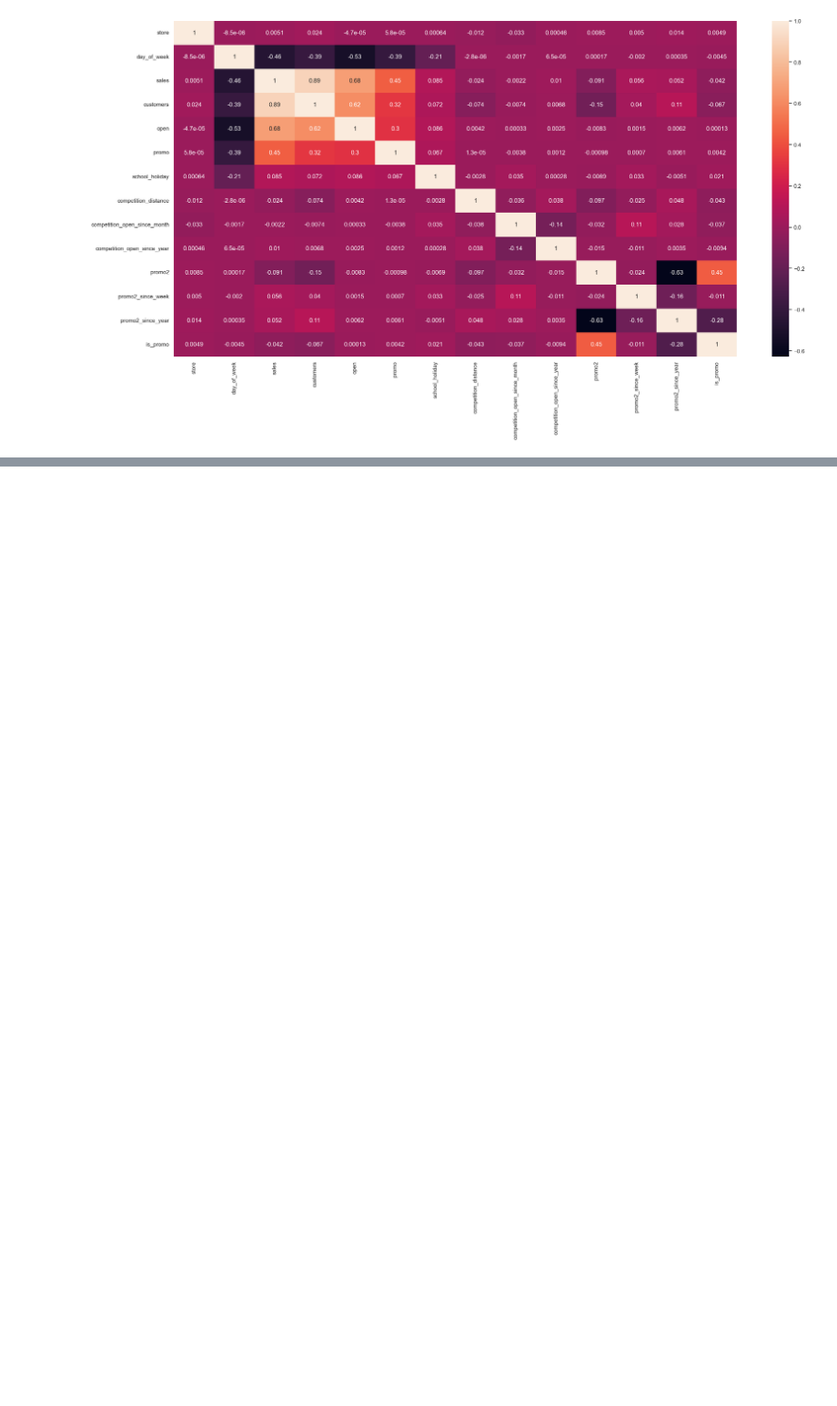
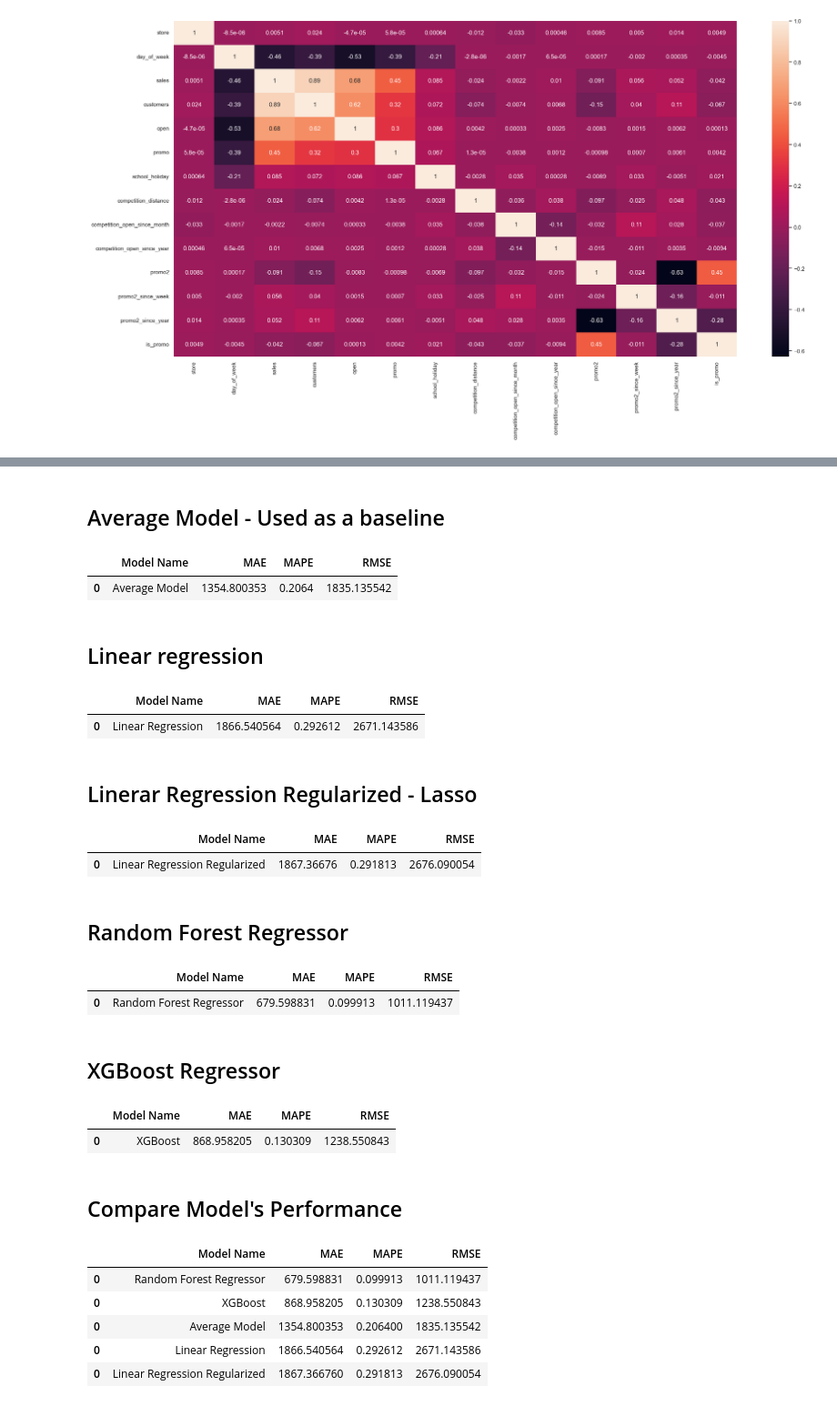
Before and after one commit to FSaladini/rossman_store_predict, a Jupyter notebook: main.ipynb, the cells around one changed output, grey strips where cells are left out. Shown at 91% size. Drawn from its saved outputs; the diff is of its cells as text; code cells hidden in the pictures; blank space fills up the shorter version.

```diff
--- a/main.ipynb
+++ b/main.ipynb
@@ -685,0 +822,2 @@ df5.head()
+# %% [markdown]
+## Average Model - Used as a baseline
@@ -685,0 +848,77 @@ df5.head()
+# %%
+baseline_result
+# %% [output]
+|  | Model Name | MAE | MAPE | RMSE |
+| 0 | Average Model | 1354.800353 | 0.2064 | 1835.135542 |
+# %% [markdown]
+## Linear regression
+# %%
+# model
+lr = LinearRegression().fit(x_train, y_train)
+
+# prediction
+yhat_lr = lr.predict( x_test )
+
+# performance
+lr_result = ml_error( 'Linear Regression', np.expm1( y_test ), np.expm1( yhat_lr ) )
+lr_result
+# %% [output]
+|  | Model Name | MAE | MAPE | RMSE |
+| 0 | Linear Regression | 1866.540564 | 0.292612 | 2671.143586 |
+# %% [markdown]
+## Linerar Regression Regularized - Lasso
+# %%
+# model
+lasso = Lasso( alpha = 0.0001 ).fit(x_train, y_train)
+
+# prediction
+yhat_lasso = lasso.predict( x_test )
+
+# performance
+lasso_result = ml_error( 'Linear Regression Regularized', np.expm1( y_test ), np.expm1( yhat_lasso ) )
+lasso_result
+# %% [output]
+|  | Model Name | MAE | MAPE | RMSE |
+| 0 | Linear Regression Regularized | 1867.36676 | 0.291813 | 2676.090054 |
+# %% [markdown]
+## Random Forest Regressor
+# %%
+# model
+rf = RandomForestRegressor( n_estimators=100, n_jobs=-1, random_state=42 ).fit(x_train, y_train)
+
+# prediction
+yhat_rf = rf.predict( x_test )
+
+# performance
+rf_result = ml_error( 'Random Forest Regressor', np.expm1( y_test ), np.expm1( yhat_rf ) )
+rf_result
+# %% [output]
+|  | Model Name | MAE | MAPE | RMSE |
+| 0 | Random Forest Regressor | 679.598831 | 0.099913 | 1011.119437 |
+# %% [markdown]
+## XGBoost Regressor
+# %%
+# model
+model_xgb = xgb.XGBRegressor().fit(x_train, y_train)
+
+# prediction
+yhat_xgb = model_xgb.predict( x_test )
+
+# performance
+xgb_result = ml_error( 'XGBoost', np.expm1( y_test ), np.expm1( yhat_xgb ) )
+xgb_result
+# %% [output]
+|  | Model Name | MAE | MAPE | RMSE |
+| 0 | XGBoost | 868.958205 | 0.130309 | 1238.550843 |
+# %% [markdown]
+## Compare Model's Performance
+# %%
+modelling_result = pd.concat( [baseline_result, lr_result, lasso_result, rf_result, xgb_result] )
+modelling_result.sort_values( 'RMSE' )
+# %% [output]
+|  | Model Name | MAE | MAPE | RMSE |
+| 0 | Random Forest Regressor | 679.598831 | 0.099913 | 1011.119437 |
+| 0 | XGBoost | 868.958205 | 0.130309 | 1238.550843 |
+| 0 | Average Model | 1354.800353 | 0.206400 | 1835.135542 |
+| 0 | Linear Regression | 1866.540564 | 0.292612 | 2671.143586 |
+| 0 | Linear Regression Regularized | 1867.366760 | 0.291813 | 2676.090054 |
```
Also changed, not shown: parts of 95 cells of this notebook.
